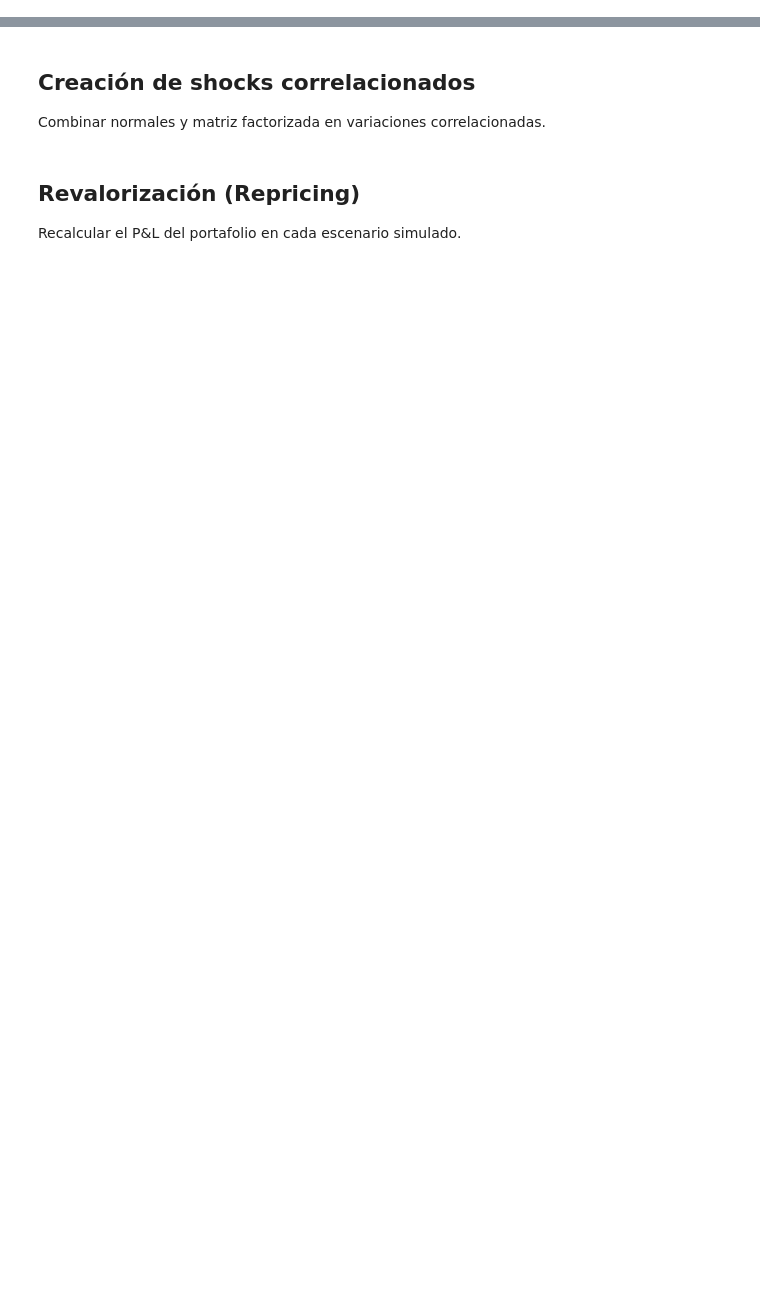
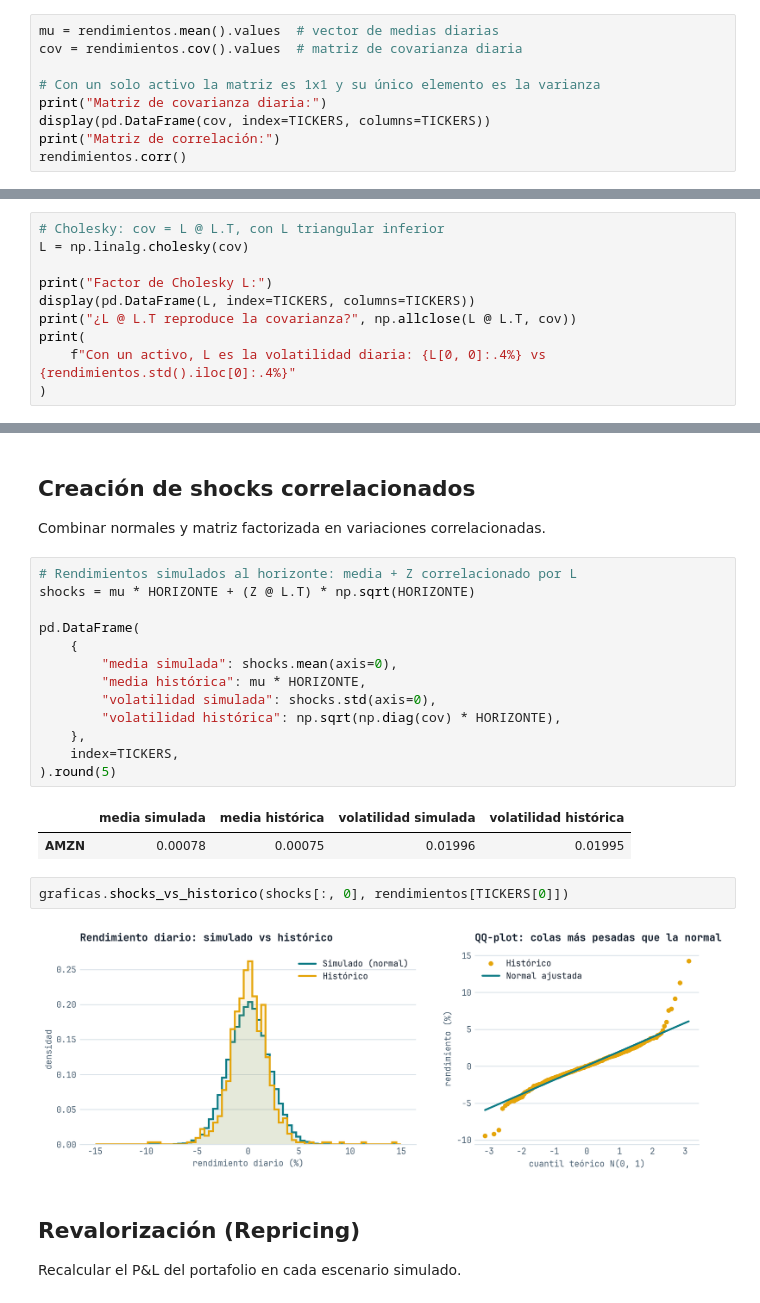
Before and after one commit to josgarciave/montecarlo-bomba-atomica-finanzas, a Jupyter notebook: notebooks/01_var.ipynb, the cells around one changed output, grey strips where cells are left out. Drawn from its saved outputs; the diff is of its cells as text; blank space fills up the shorter version.

```diff
--- a/notebooks/01_var.ipynb
+++ b/notebooks/01_var.ipynb
@@ -25,3 +143,12 @@ Transformar los valores uniformes a una normal estándar.
 ## Construcción de la matriz de covarianza del mercado
 
 Volatilidades y correlaciones entre los activos.
+# %%
+mu = rendimientos.mean().values  # vector de medias diarias
+cov = rendimientos.cov().values  # matriz de covarianza diaria
+
+# Con un solo activo la matriz es 1x1 y su único elemento es la varianza
+print("Matriz de covarianza diaria:")
+display(pd.DataFrame(cov, index=TICKERS, columns=TICKERS))
+print("Matriz de correlación:")
+rendimientos.corr()
@@ -29,3 +164,13 @@ Volatilidades y correlaciones entre los activos.
 ## Factorización de la matriz
 
 Obtener su "raíz cuadrada" con Cholesky o autovalores.
+# %%
+# Cholesky: cov = L @ L.T, con L triangular inferior
+L = np.linalg.cholesky(cov)
+
+print("Factor de Cholesky L:")
+display(pd.DataFrame(L, index=TICKERS, columns=TICKERS))
+print("¿L @ L.T reproduce la covarianza?", np.allclose(L @ L.T, cov))
+print(
+    f"Con un activo, L es la volatilidad diaria: {L[0, 0]:.4%} vs {rendimientos.std().iloc[0]:.4%}"
+)
@@ -33,6 +184,26 @@ Obtener su "raíz cuadrada" con Cholesky o autovalores.
 ## Creación de shocks correlacionados
 
 Combinar normales y matriz factorizada en variaciones correlacionadas.
+# %%
+# Rendimientos simulados al horizonte: media + Z correlacionado por L
+shocks = mu * HORIZONTE + (Z @ L.T) * np.sqrt(HORIZONTE)
+
+pd.DataFrame(
+    {
+        "media simulada": shocks.mean(axis=0),
+        "media histórica": mu * HORIZONTE,
+        "volatilidad simulada": shocks.std(axis=0),
+        "volatilidad histórica": np.sqrt(np.diag(cov) * HORIZONTE),
+    },
+    index=TICKERS,
+).round(5)
+# %% [output]
+|  | media simulada | media histórica | volatilidad simulada | volatilidad histórica |
+| AMZN | 0.00078 | 0.00075 | 0.01996 | 0.01995 |
+# %%
+graficas.shocks_vs_historico(shocks[:, 0], rendimientos[TICKERS[0]])
+# %% [output]
+[figure, added]
 # %% [markdown]
 ## Revalorización (Repricing)
 
```
Also changed, not shown: parts of 15 cells of this notebook, 9 other files.
